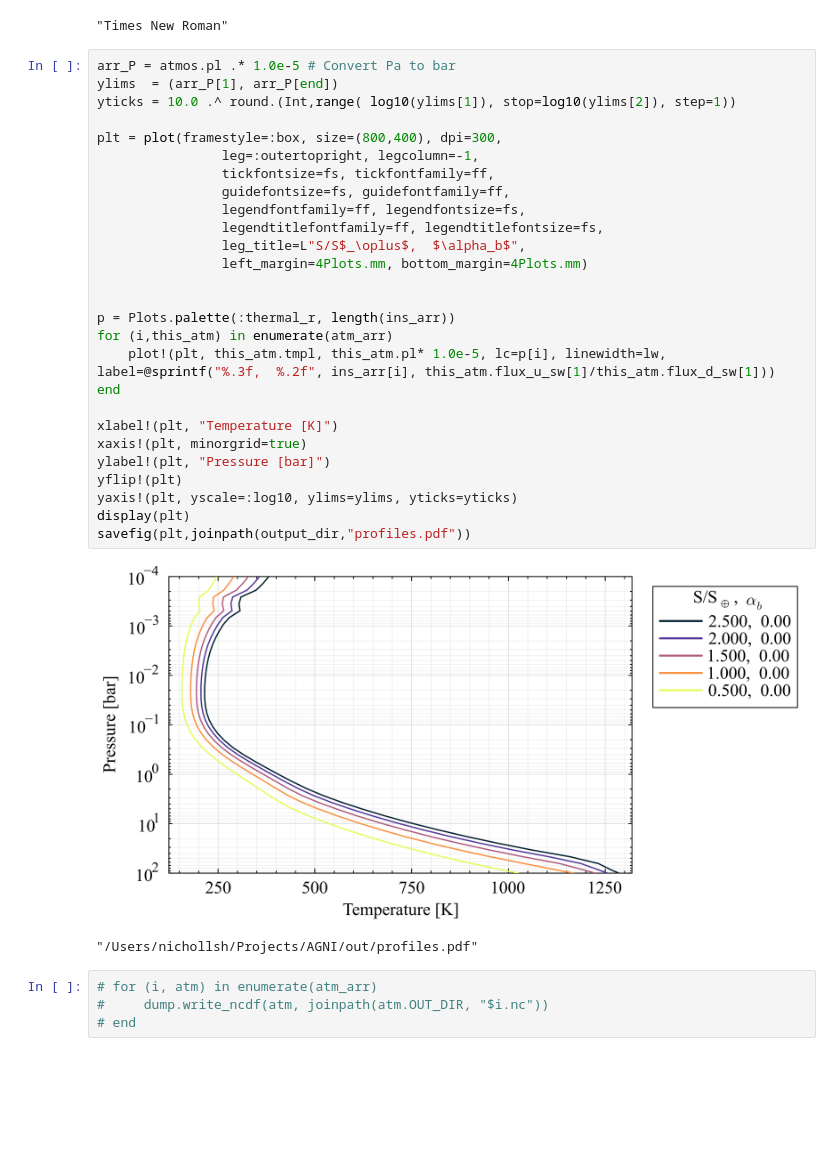
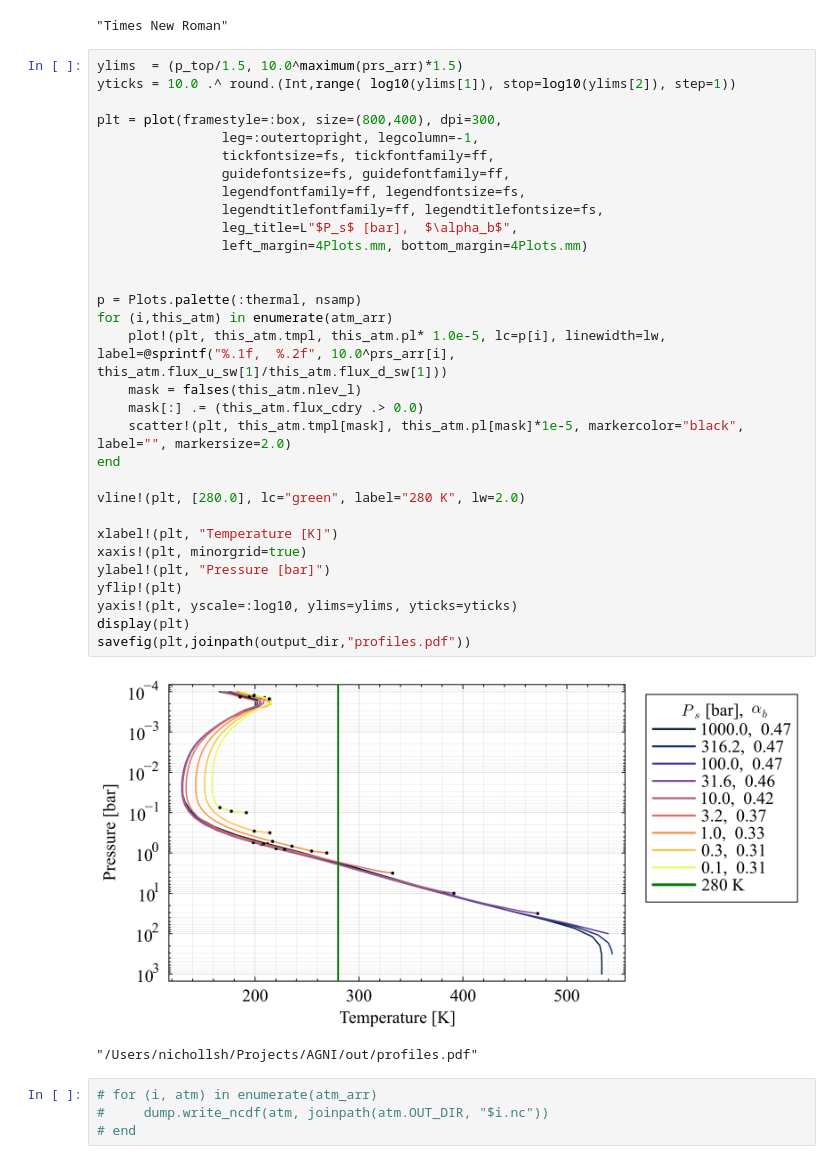
Before and after one commit to nichollsh/AGNI, a Jupyter notebook: misc/ioa50.ipynb, the cells around one changed output. Drawn from its saved outputs; the diff is of its cells as text; blank space fills up the shorter version.

```diff
--- a/misc/ioa50.ipynb
+++ b/misc/ioa50.ipynb
@@ -160,34 +154,38 @@ ff="Times New Roman"
 # %% [output]
 "Times New Roman"
 # %%
-arr_P = atmos.pl .* 1.0e-5 # Convert Pa to bar
-ylims  = (arr_P[1], arr_P[end])
+ylims  = (p_top/1.5, 10.0^maximum(prs_arr)*1.5)
 yticks = 10.0 .^ round.(Int,range( log10(ylims[1]), stop=log10(ylims[2]), step=1))
 
 plt = plot(framestyle=:box, size=(800,400), dpi=300,
                 leg=:outertopright, legcolumn=-1,
                 tickfontsize=fs, tickfontfamily=ff,
                 guidefontsize=fs, guidefontfamily=ff,
                 legendfontfamily=ff, legendfontsize=fs,
                 legendtitlefontfamily=ff, legendtitlefontsize=fs,
-                leg_title=L"S/S$_\oplus$,  $\alpha_b$",
+                leg_title=L"$P_s$ [bar],  $\alpha_b$",
                 left_margin=4Plots.mm, bottom_margin=4Plots.mm)
 
 
-p = Plots.palette(:thermal_r, length(ins_arr))
+p = Plots.palette(:thermal, nsamp)
 for (i,this_atm) in enumerate(atm_arr)
-    plot!(plt, this_atm.tmpl, this_atm.pl* 1.0e-5, lc=p[i], linewidth=lw, label=@sprintf("%.3f,  %.2f", ins_arr[i], this_atm.flux_u_sw[1]/this_atm.flux_d_sw[1]))
+    plot!(plt, this_atm.tmpl, this_atm.pl* 1.0e-5, lc=p[i], linewidth=lw, label=@sprintf("%.1f,  %.2f", 10.0^prs_arr[i], this_atm.flux_u_sw[1]/this_atm.flux_d_sw[1]))
+    mask = falses(this_atm.nlev_l)
+    mask[:] .= (this_atm.flux_cdry .> 0.0)
+    scatter!(plt, this_atm.tmpl[mask], this_atm.pl[mask]*1e-5, markercolor="black", label="", markersize=2.0)
 end
+
+vline!(plt, [280.0], lc="green", label="280 K", lw=2.0)
 
 xlabel!(plt, "Temperature [K]")
 xaxis!(plt, minorgrid=true)
 ylabel!(plt, "Pressure [bar]")
 yflip!(plt)
 yaxis!(plt, yscale=:log10, ylims=ylims, yticks=yticks)
 display(plt)
 savefig(plt,joinpath(output_dir,"profiles.pdf"))
 # %% [output]
-[figure, old version]
+[figure, new version]
 "/Users/nichollsh/Projects/AGNI/out/profiles.pdf"
 # %%
 # for (i, atm) in enumerate(atm_arr)
```
Also changed, not shown: parts of 6 cells of this notebook, 3 other files.
